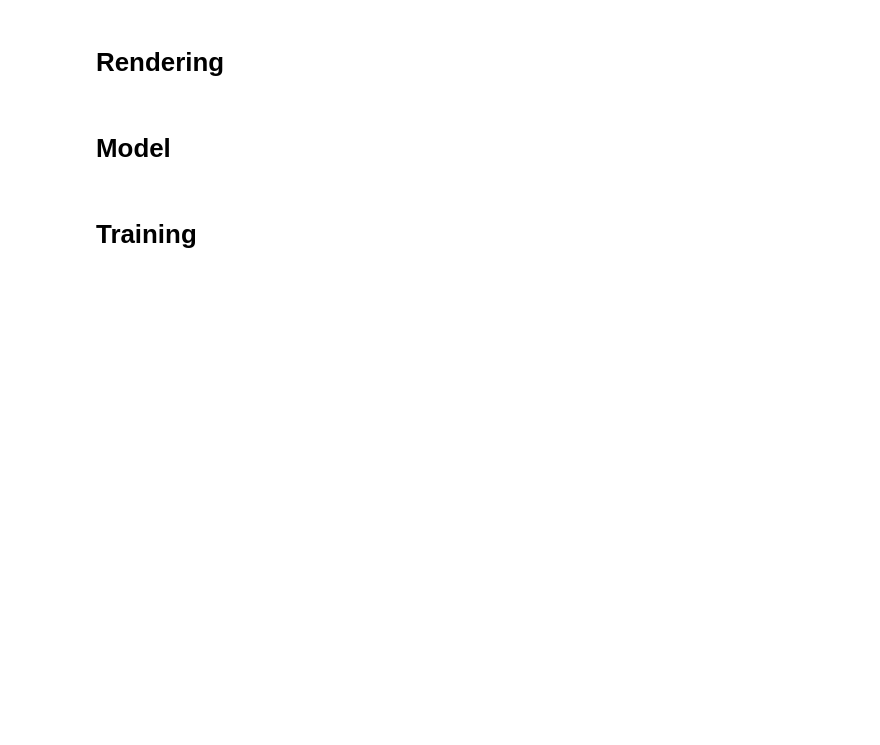
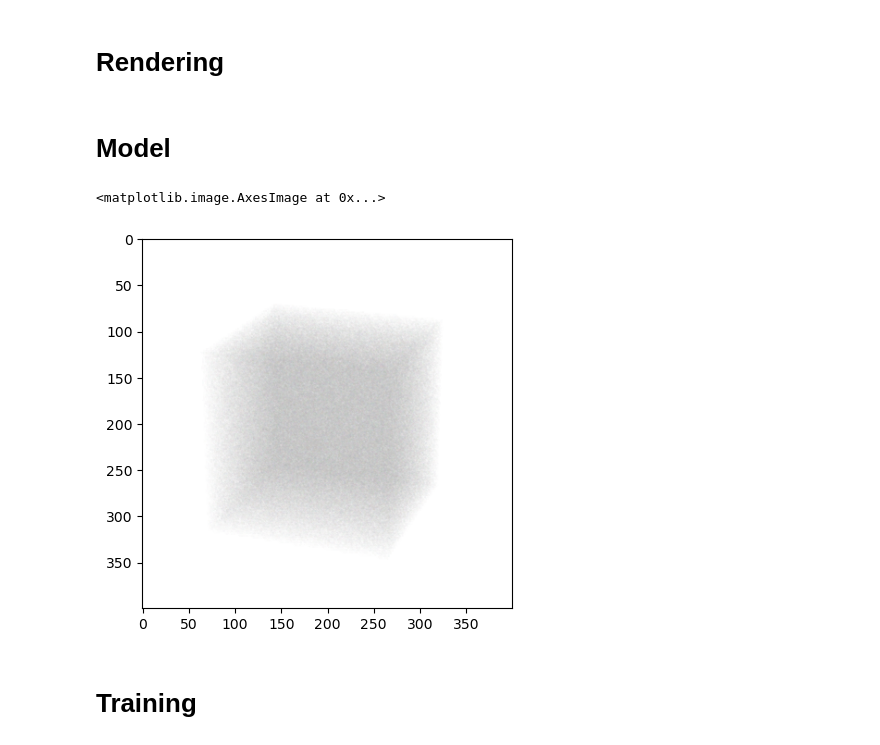
Before and after one commit to itsMustafamr/NerF, a Jupyter notebook: Voxel-reconstruction.ipynb, the cells around one changed output. Cells and saved outputs as stored; diff of their text form; code cells hidden in the pictures; blank space fills up the shorter version.

Commit message:
Model study with global model declaration done and works on rendering voxel

```diff
--- a/Voxel-reconstruction.ipynb
+++ b/Voxel-reconstruction.ipynb
@@ -74,36 +37,11 @@ class Voxels(nn.Module):
-# %%
-class Voxels(nn.Module):
-
-    def __init__(self, nb_voxels=100, scale=1, device='cpu'):
-        super(Voxels, self).__init__()
-
-        self.voxels = torch.nn.Parameter(torch.rand((nb_voxels, nb_voxels, nb_voxels, 4),
-                                                    device=device, requires_grad=True))
-
-        self.nb_voxels = nb_voxels
-        self.device = device
-        self.scale = scale
-
-    def forward(self, xyz, d):
-
-        x = xyz[:, 0]
-        y = xyz[:, 1]
-        z = xyz[:, 2]
-
-        cond = (x.abs() < (self.scale / 2)) & (y.abs() < (self.scale / 2)) & (z.abs() < (self.scale / 2))
-
-        indx = (x[cond] / (self.scale / self.nb_voxels) + self.nb_voxels / 2).type(torch.long)
-        indy = (y[cond] / (self.scale / self.nb_voxels) + self.nb_voxels / 2).type(torch.long)
-        indz = (z[cond] / (self.scale / self.nb_voxels) + self.nb_voxels / 2).type(torch.long)
-
-        colors_and_densities = torch.zeros((xyz.shape[0], 4), device=xyz.device)
-        colors_and_densities[cond, :3] = self.voxels[indx, indy, indz, :3]
-        colors_and_densities[cond, -1] = self.voxels[indx, indy, indz, -1]
-
-        return torch.sigmoid(colors_and_densities[:, :3]), torch.relu(colors_and_densities[:, -1:])
-
-
-    def intersect(self, x, d):
-        return self.forward(x, d)
+# %%
+model = Voxels(scale=1.5)
+# %%
+img = rendering(model, torch.from_numpy(o[-1]), torch.from_numpy(d[-1]), 8, 12)
+# %%
+plt.imshow(img.reshape(400, 400, 3).data.cpu().numpy())
+# %% [output]
+<matplotlib.image.AxesImage at 0x...>
+[figure, added]
 # %% [markdown]
 # Training
```
Also changed, not shown: parts of 3 cells of this notebook, 2 other files.
